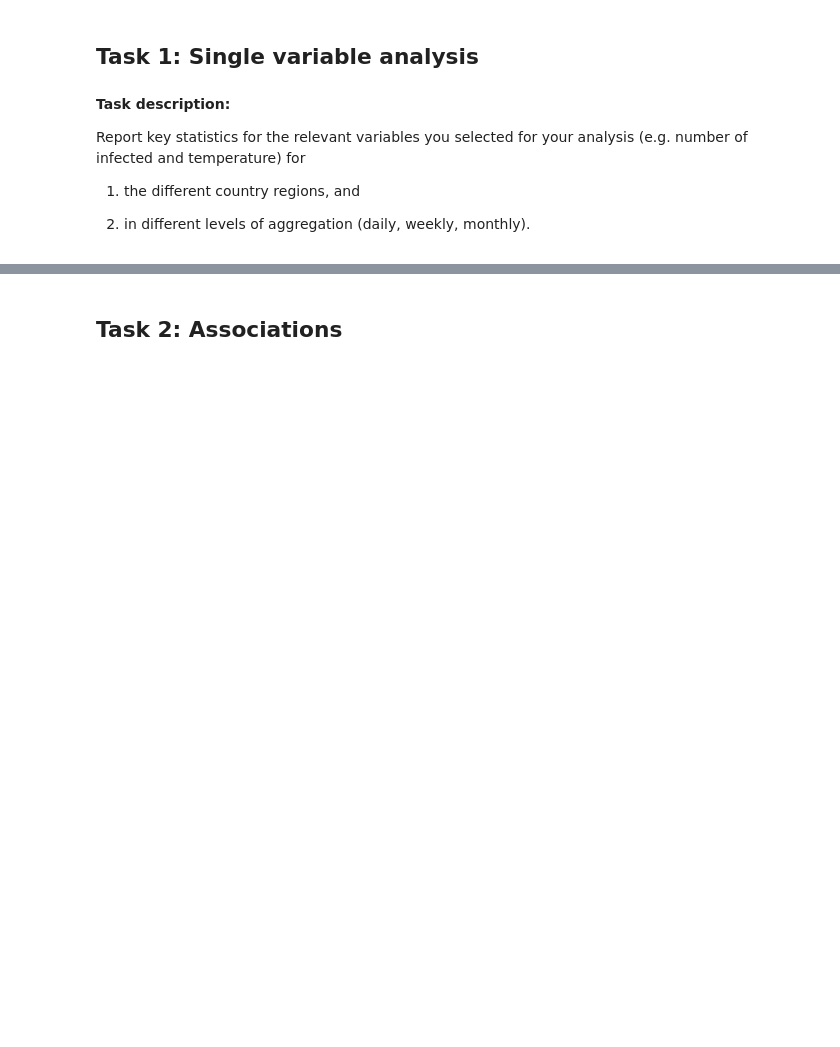
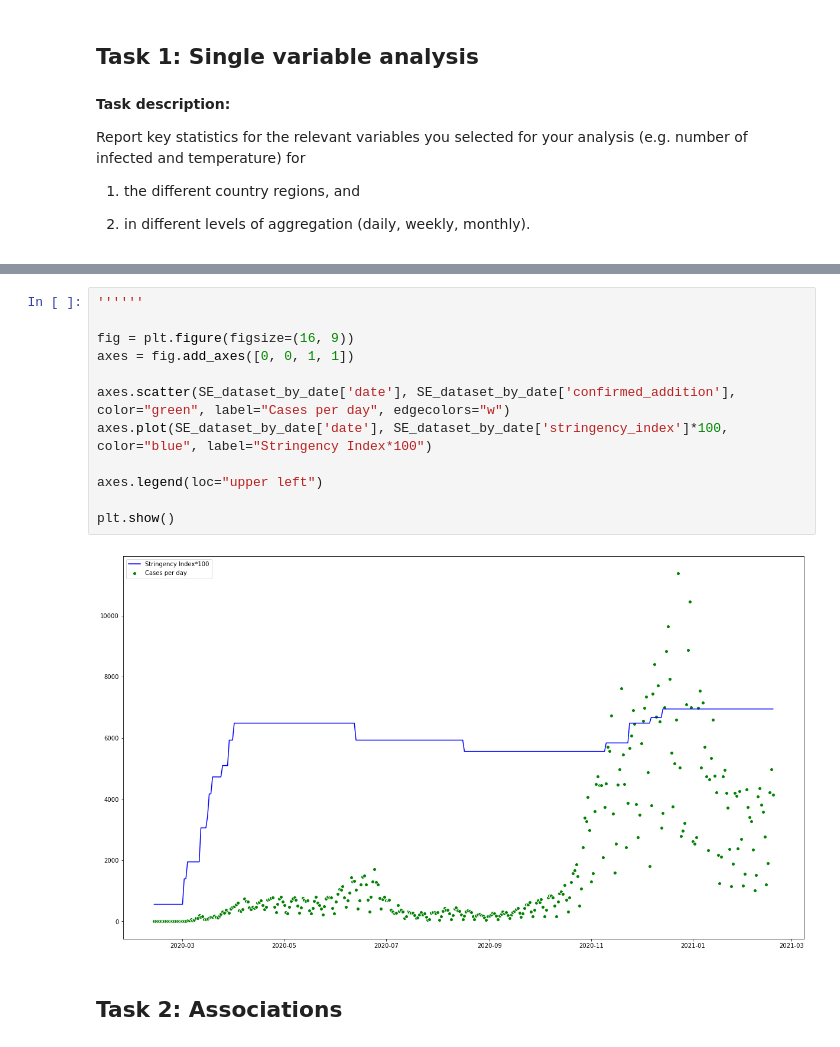
Before and after one commit to ranUser01/Covid-development-in-Sweden, a Jupyter notebook: notebooks/project_handin.ipynb, the cells around one changed output, grey strips where cells are left out. Cells and saved outputs as stored; diff of their text form; blank space fills up the shorter version.

```diff
--- a/notebooks/project_handin.ipynb
+++ b/notebooks/project_handin.ipynb
@@ -365,6 +372,20 @@ for y in ys:
 [figure]
 [figure]
 [figure]
+# %%
+''''''
+
+fig = plt.figure(figsize=(16, 9))
+axes = fig.add_axes([0, 0, 1, 1])
+
+axes.scatter(SE_dataset_by_date['date'], SE_dataset_by_date['confirmed_addition'], color="green", label="Cases per day", edgecolors="w")
+axes.plot(SE_dataset_by_date['date'], SE_dataset_by_date['stringency_index']*100, color="blue", label="Stringency Index*100")
+
+axes.legend(loc="upper left")
+
+plt.show()
+# %% [output]
+[figure, added]
 # %% [markdown]
 <h2> Task 2: Associations  </h2>
 # %% [markdown]
```
Also changed, not shown: parts of 33 cells of this notebook.
